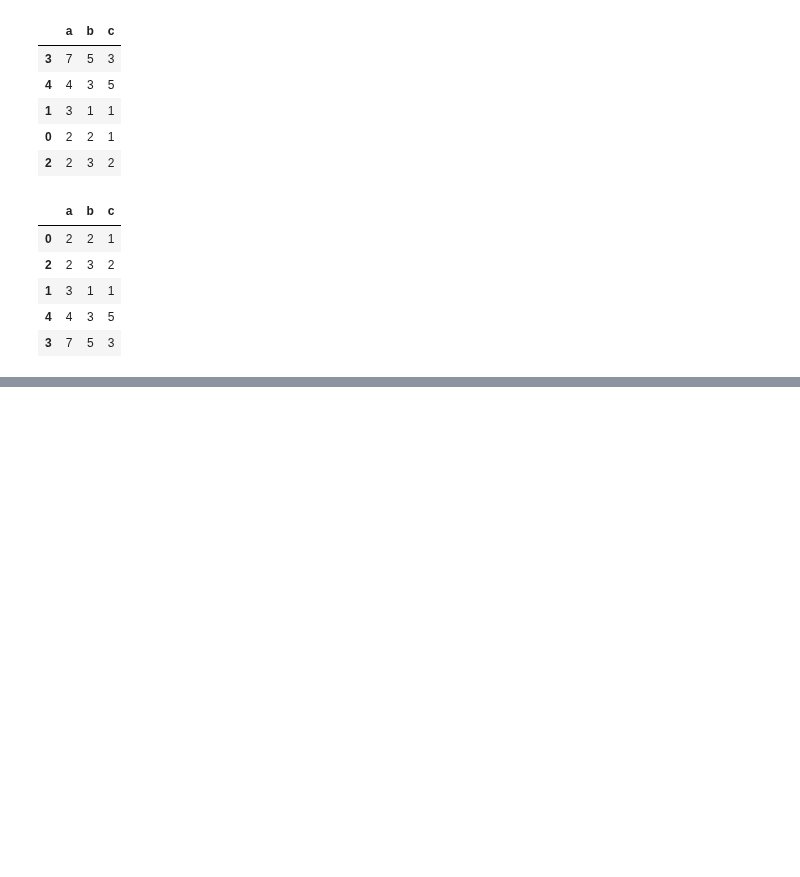
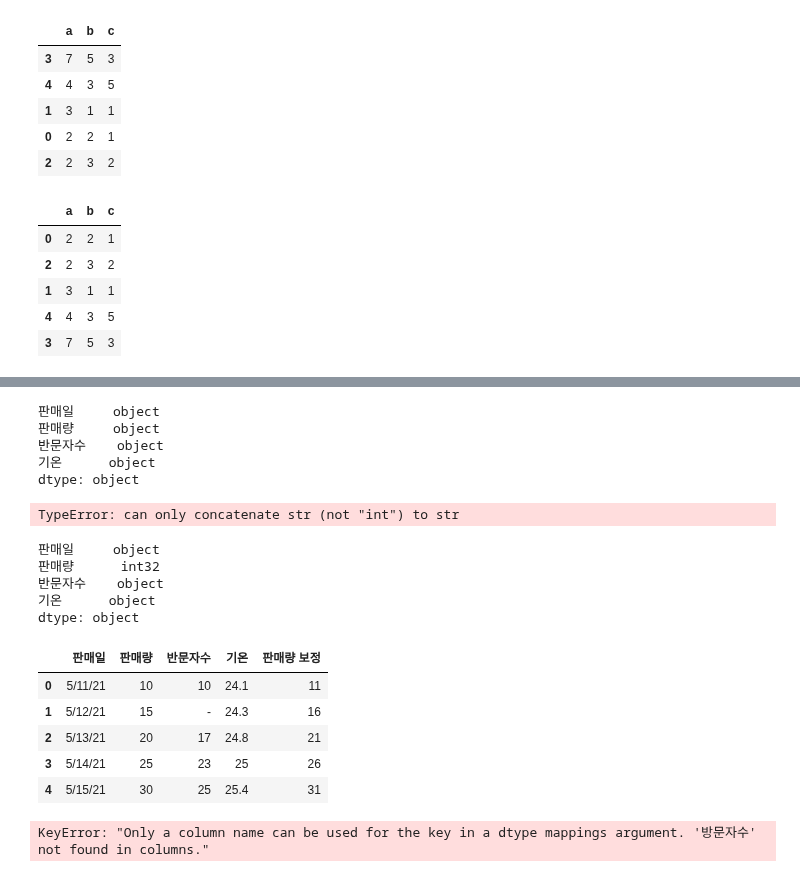
Before and after one commit to WooHyun94/TIL, a Jupyter notebook: Python/220928.ipynb, the cells around one changed output, grey strips where cells are left out. Drawn from its saved outputs; the diff is of its cells as text; code cells hidden in the pictures; blank space fills up the shorter version.

```diff
--- a/Python/220928.ipynb
+++ b/Python/220928.ipynb
@@ -171,0 +341,6 @@ df.sort_values(by = ['a', 'b'], ascending = [True, False])
+# %%
+df = pd.DataFrame({'판매일' : ['5/11/21', '5/12/21', '5/13/21', '5/14/21', '5/15/21'],
+                    '판매량' : ['10', '15', '20', '25', '30'],
+                    '반문자수' : ['10', '-', '17', '23', '25'],
+                    '기온' : ['24.1', '24.3', '24.8', '25', '25.4']})
+df
@@ -171,0 +354,39 @@ df.sort_values(by = ['a', 'b'], ascending = [True, False])
+# %%
+# 타입 확인
+df.dtypes
+# %% [output]
+판매일     object
+판매량     object
+반문자수    object
+기온      object
+dtype: object
+# %%
+# 칼럼 추가
+df['판매량 보정'] = df['판매량'] + 1
+# 판매량 칼럼은 object 이기에 오류
+# %% [output]
+TypeError: can only concatenate str (not "int") to str
+# %%
+df = df.astype({'판매량' : 'int'})
+# %%
+df.dtypes
+# %% [output]
+판매일     object
+판매량      int32
+반문자수    object
+기온      object
+dtype: object
+# %%
+df['판매량 보정'] = df['판매량'] + 1
+df
+# %% [output]
+|  | 판매일 | 판매량 | 반문자수 | 기온 | 판매량 보정 |
+| 0 | 5/11/21 | 10 | 10 | 24.1 | 11 |
+| 1 | 5/12/21 | 15 | - | 24.3 | 16 |
+| 2 | 5/13/21 | 20 | 17 | 24.8 | 21 |
+| 3 | 5/14/21 | 25 | 23 | 25 | 26 |
+| 4 | 5/15/21 | 30 | 25 | 25.4 | 31 |
+# %%
+df.astype({'방문자수' : 'int'})
+# %% [output]
+KeyError: "Only a column name can be used for the key in a dtype mappings argument. '방문자수' not found in columns."
```
Also changed, not shown: parts of 26 cells of this notebook.
